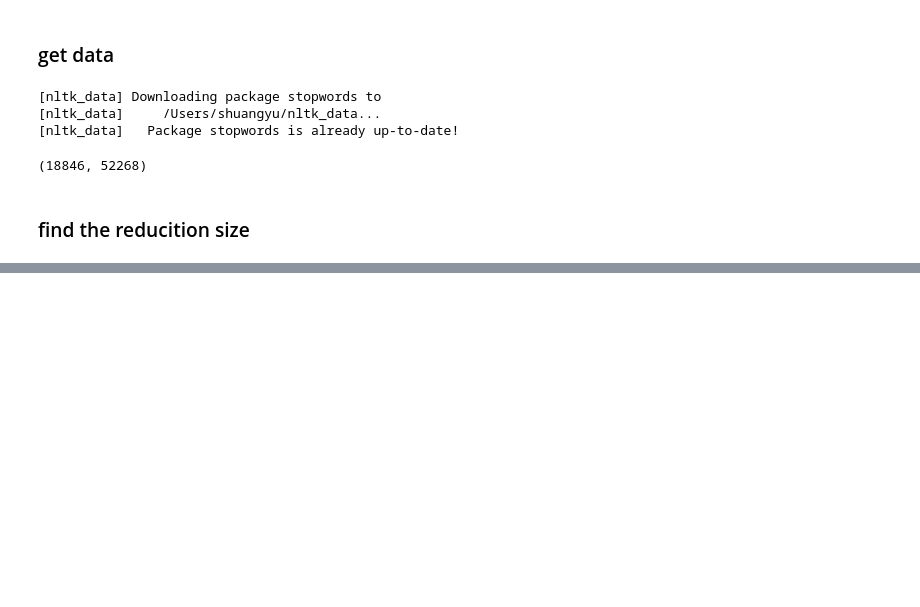
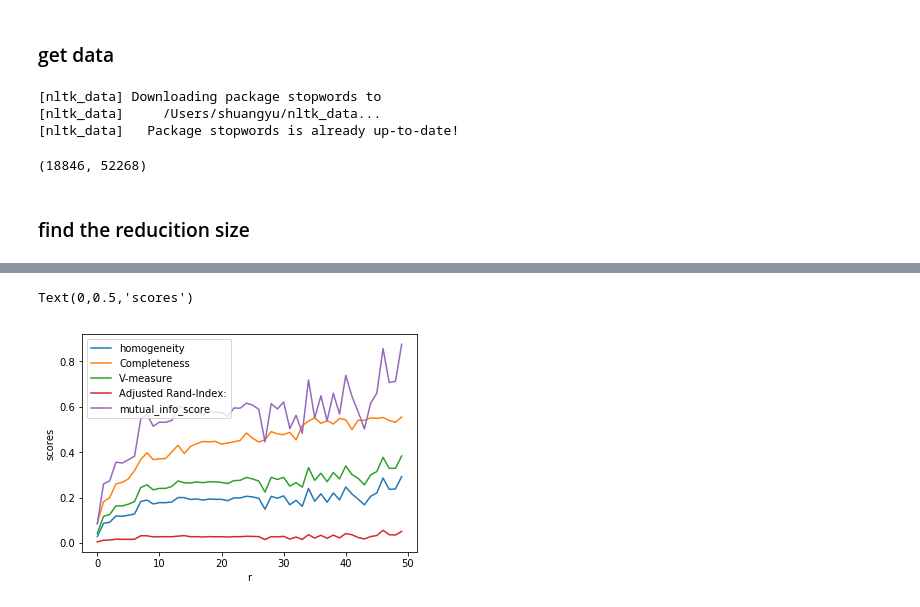
Before and after one commit to wppply/ECE219_projects, a Jupyter notebook: project_2/Project2.ipynb, the cells around one changed output, grey strips where cells are left out. Cells and saved outputs as stored; diff of their text form; code cells hidden in the pictures; blank space fills up the shorter version.

```diff
--- a/project_2/Project2.ipynb
+++ b/project_2/Project2.ipynb
@@ -514,14 +517,17 @@ plt.ylabel('scores')
 # %%
 scores_20_NMF = []
 for r in range(1,51):
     X_truncated = X_20_NMF[:,:r]
     km_truncated = KMeans(n_clusters=20, init='k-means++',max_iter=100,random_state=42)
     km_truncated.fit(X_truncated)
 
     labels = twenty_data.target
-    scores_20_LSI.append(utils.cluster_score(labels,km_truncated.labels_,p = False))
+    scores_20_NMF.append(utils.cluster_score(labels,km_truncated.labels_,p = False))
 
-plt.plot(scores_20_LSI)
-plt.legend(['homogeneity','Completeness','V-measure','mutual_info_score'])
+plt.plot(scores_20_NMF)
+plt.legend(['homogeneity','Completeness','V-measure',"Adjusted Rand-Index:",'mutual_info_score'])
 plt.xlabel('r')
 plt.ylabel('scores')
+# %% [output]
+Text(0,0.5,'scores')
+[figure, added]
```
Also changed, not shown: parts of 10 cells of this notebook.
